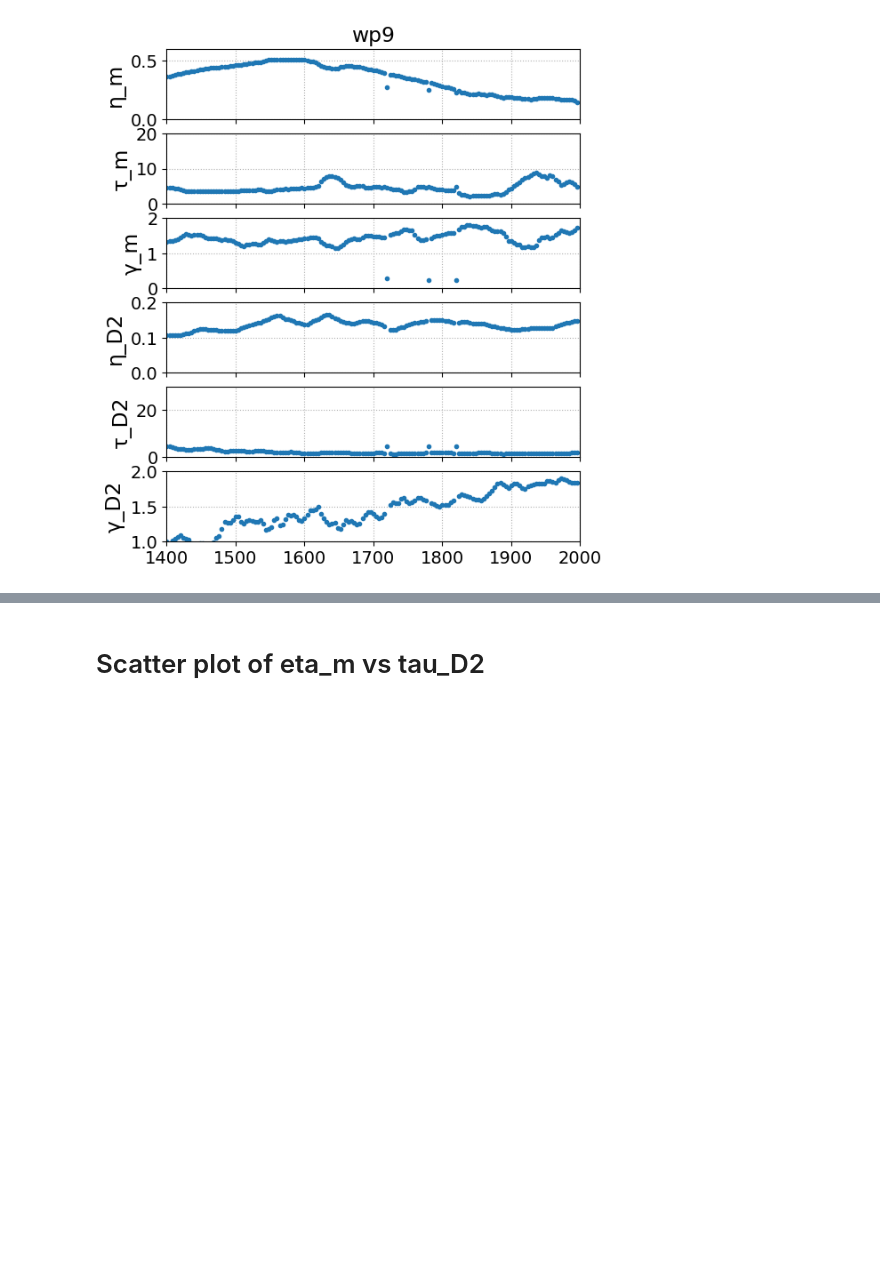
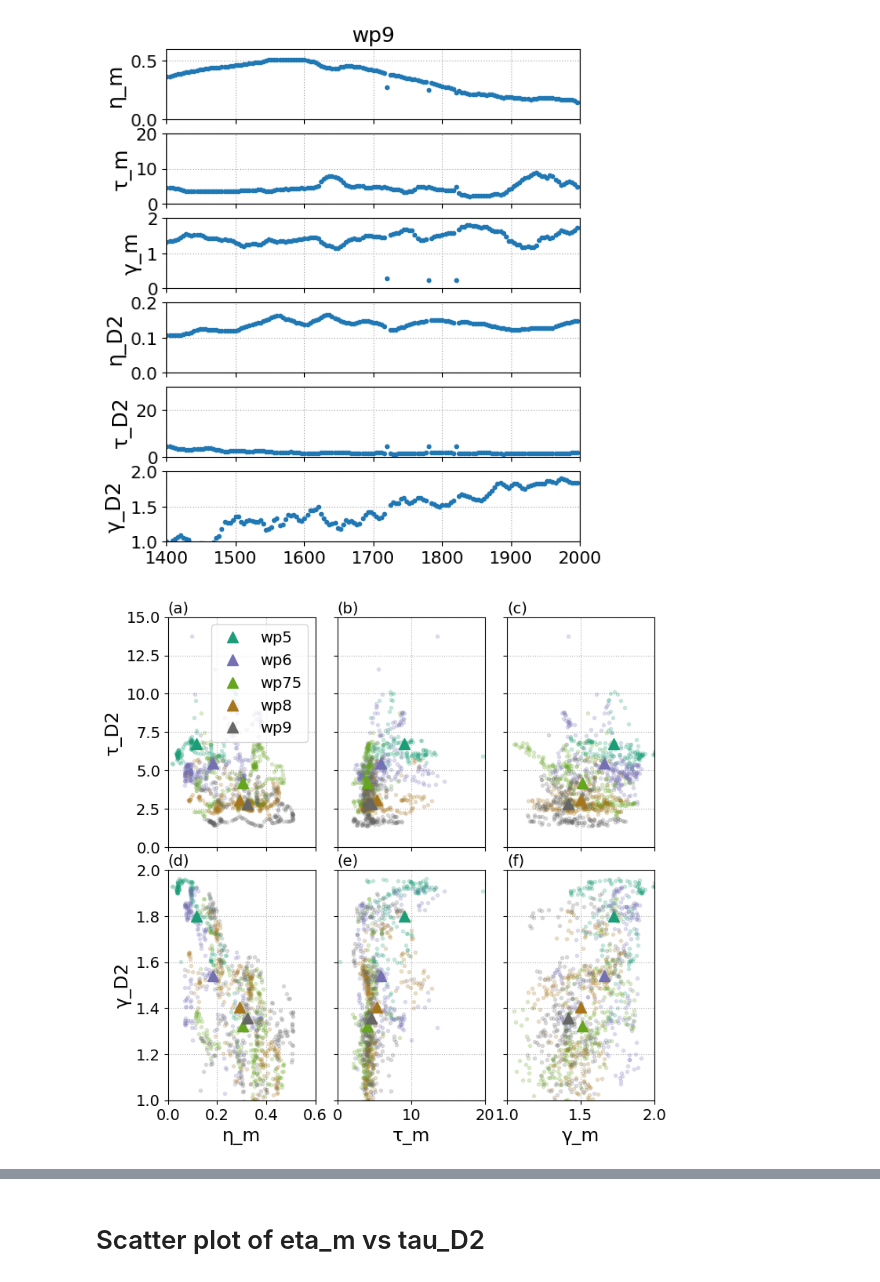
Before and after one commit to mrayson/incoherentitide, a Jupyter notebook: NOTEBOOKS/inspect_pk2015_ROMS_nonstat_itide.ipynb, the cells around one changed output, grey strips where cells are left out. Drawn from its saved outputs; the diff is of its cells as text; code cells hidden in the pictures; blank space fills up the shorter version.

```diff
--- a/NOTEBOOKS/inspect_pk2015_ROMS_nonstat_itide.ipynb
+++ b/NOTEBOOKS/inspect_pk2015_ROMS_nonstat_itide.ipynb
@@ -31,9 +31,9 @@ plt.rcParams['pcolor.shading']='auto'
 limits = {
     'η_m':[0., 0.6],
     'τ_m':[0,20],
-    'γ_m':[0,2.],
+    'γ_m':[1,2.],
     'η_D2':[0, 0.2],
-    'τ_D2':[0,30],
+    'τ_D2':[0,15],
     'γ_D2':[1,2.],
 }
 scenarios = ['wp5','wp6','wp75','wp8','wp9']
@@ -91,0 +165,34 @@ for scenario in scenarios:
+# %%
+# Scatter plot of various parameters
+
+covfunc = nsjax.itide_D2_meso_gammaexp
+
+plt.figure(figsize=(8,8))
+ax1 = plt.subplot(231)
+scatter(ax1, 0, 4, covfunc, yticks=True, legend=True)
+ax1.text(0.0, 1.02, '(a)', transform=ax1.transAxes)
+
+ax2 = plt.subplot(234)
+scatter(ax2, 0, 5, covfunc, xticks=True, yticks=True)
+ax2.text(0.0, 1.02, '(d)', transform=ax2.transAxes)
+
+ax3 = plt.subplot(232)
+scatter(ax3, 1, 4, covfunc)
+ax3.text(0.0, 1.02, '(b)', transform=ax3.transAxes)
+
+ax4 = plt.subplot(235)
+scatter(ax4, 1, 5, covfunc, xticks=True)
+ax4.text(0.0, 1.02, '(e)', transform=ax4.transAxes)
+
+ax5 = plt.subplot(233)
+scatter(ax5, 2, 4, covfunc)
+ax5.text(0.0, 1.02, '(c)', transform=ax5.transAxes)
+
+ax6 = plt.subplot(236)
+scatter(ax6, 2, 5, covfunc, xticks=True)
+ax6.text(0.0, 1.02, '(f)', transform=ax6.transAxes)
+
+plt.subplots_adjust( wspace=0.15, hspace=0.1)
+plt.savefig('../FIGURES/PK2015_mesoscale_vs_itide_params.png', dpi=150)
+# %% [output]
+[figure, added]
```
Also changed, not shown: parts of 3 cells of this notebook, 5 other files.
